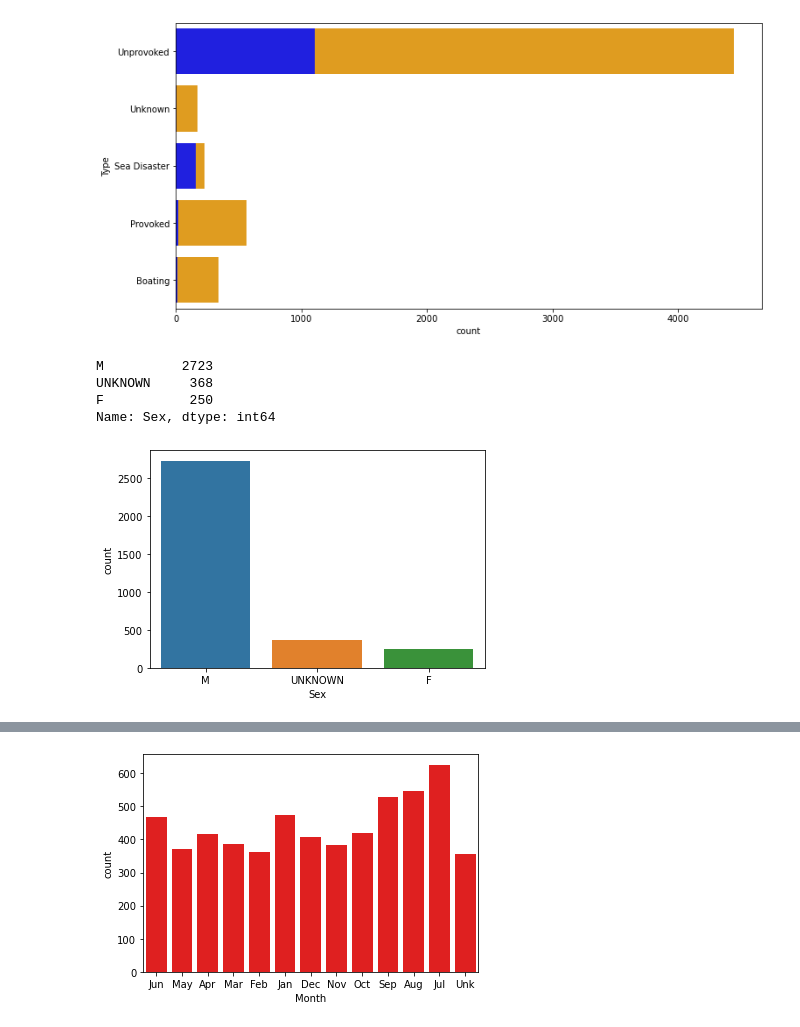
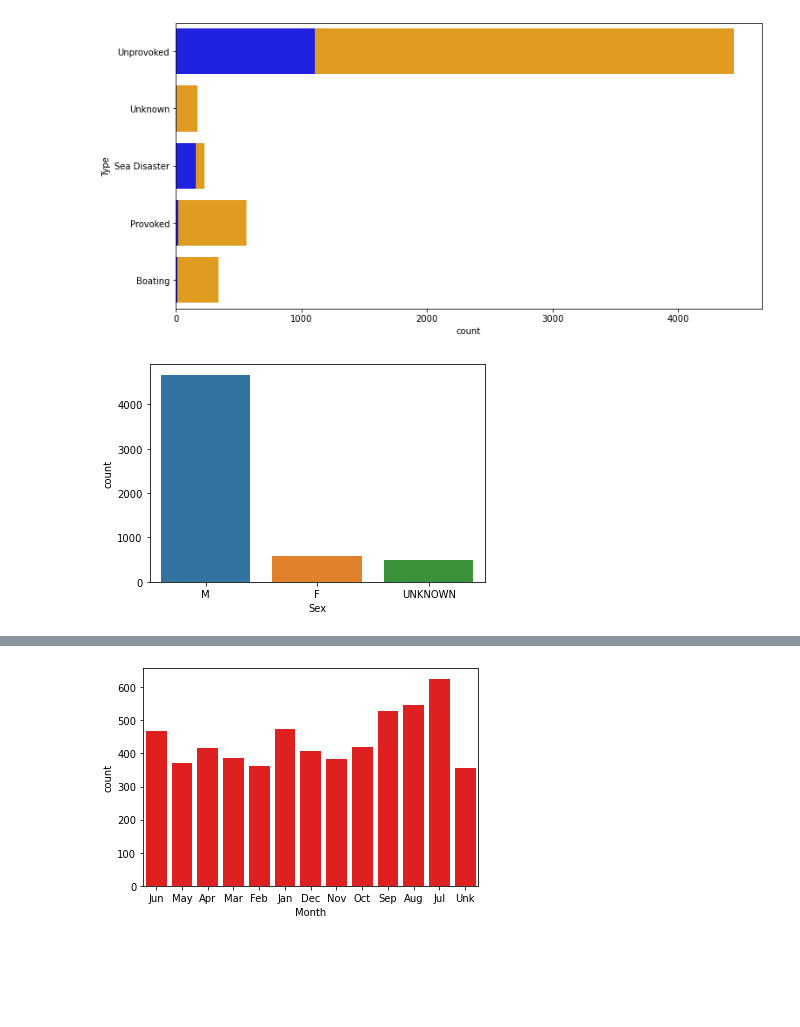
Before and after one commit to ordovas/pandas-project, a Jupyter notebook: your-code/data-wrangling_preliminary.ipynb, the cells around one changed output, grey strips where cells are left out. Cells and saved outputs as stored; diff of their text form; code cells hidden in the pictures; blank space fills up the shorter version.

```diff
--- a/your-code/data-wrangling_preliminary.ipynb
+++ b/your-code/data-wrangling_preliminary.ipynb
@@ -420,15 +244,8 @@ sns.countplot(y="Type", data=sharks[sharks["Fatal (Y/N)"] == "Y"],color="blue",o
 plt.show()
 # %% [output]
 [figure]
-# %%
-sharks20["Sex"].value_counts()
-# %% [output]
-M          2723
-UNKNOWN     368
-F           250
-Name: Sex, dtype: int64
 # %%
-sns.countplot(x="Sex", data=sharks20)
+sns.countplot(x="Sex", data=sharks,order=["M","F","UNKNOWN"])
 plt.show()
 # %% [output]
-[figure, old version]
+[figure, new version]
```
Also changed, not shown: parts of 21 cells of this notebook.
